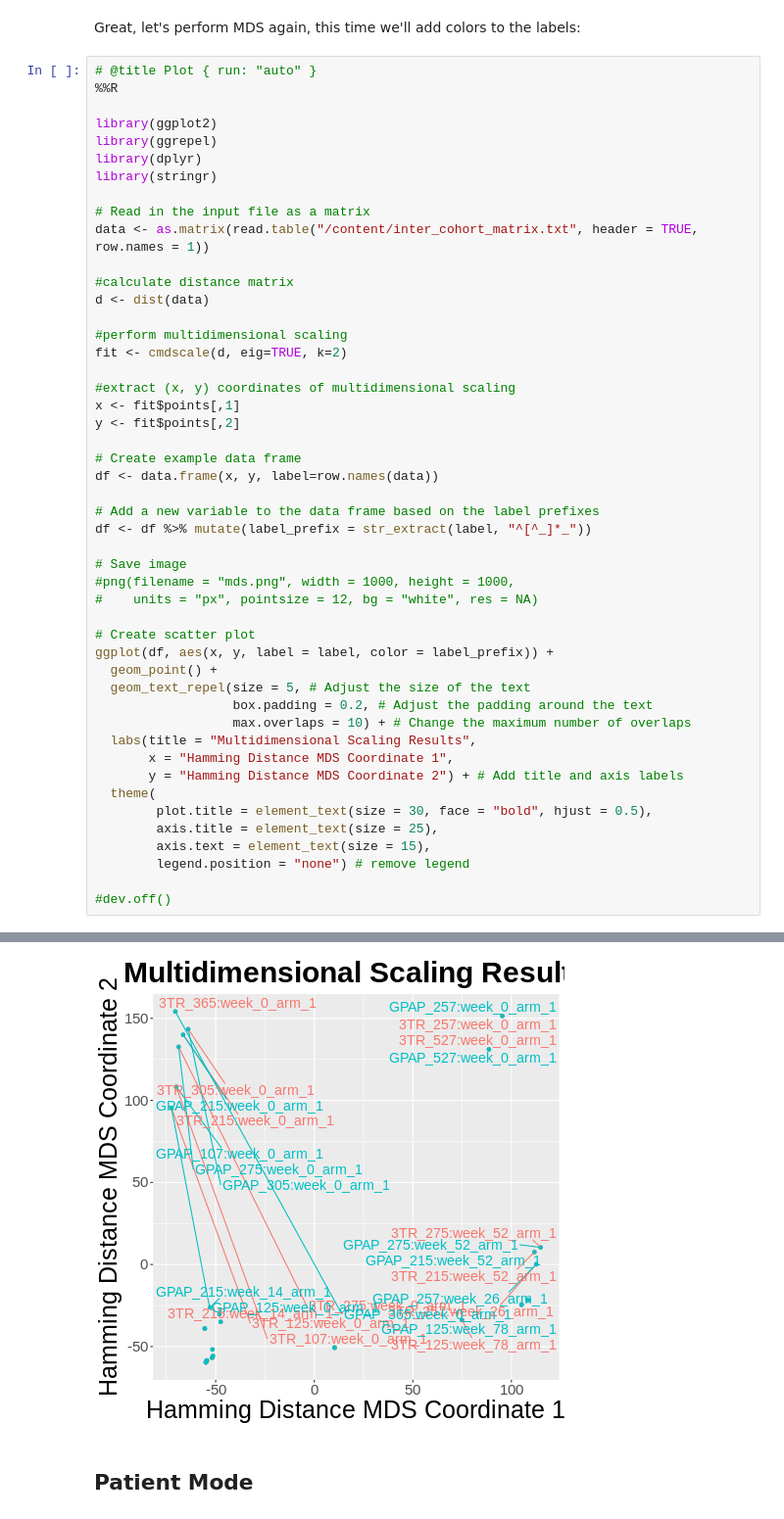
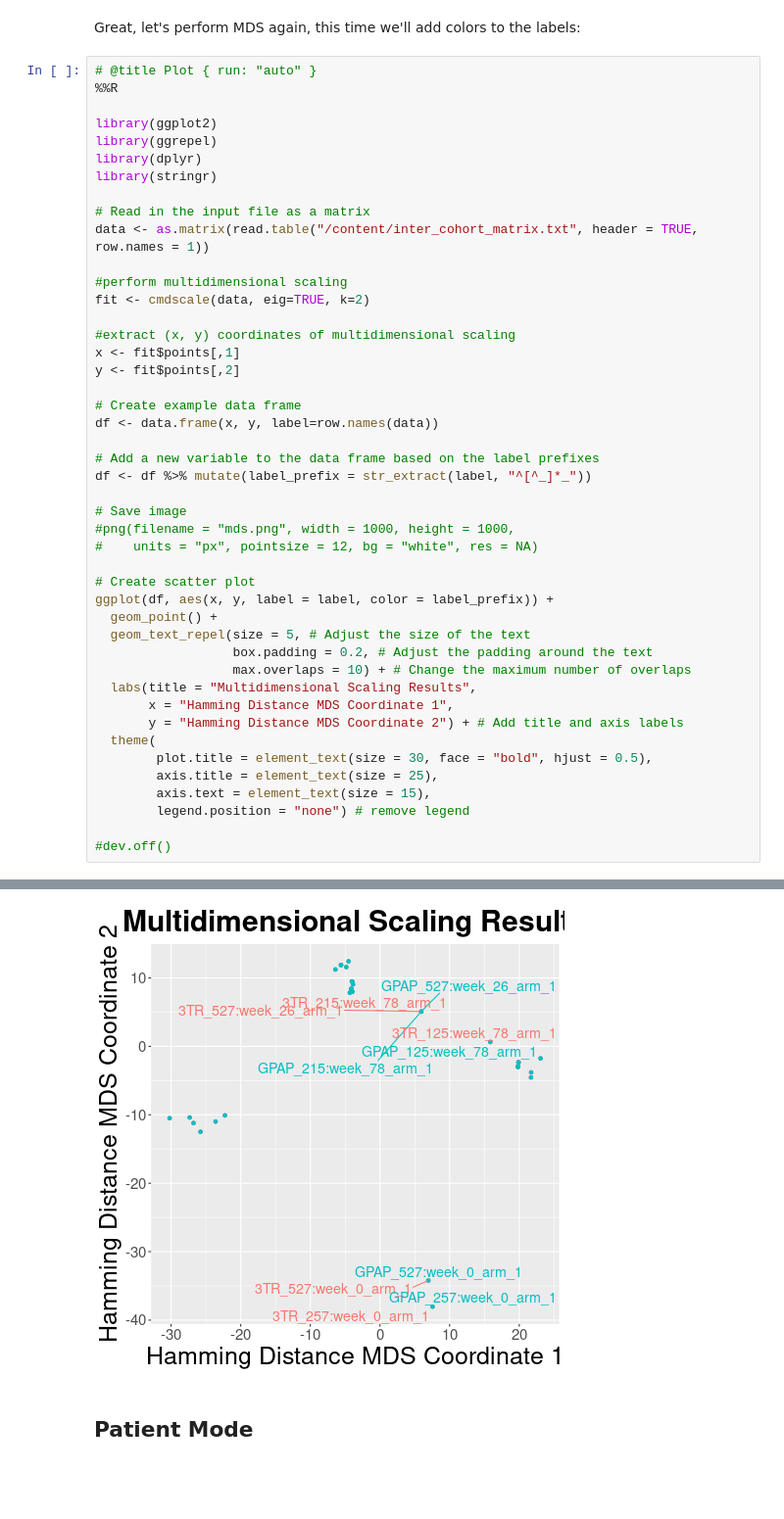
Before and after one commit to CNAG-Biomedical-Informatics/pheno-ranker, a Jupyter notebook: nb/pheno_ranker_cli_tutorial.ipynb, the cells around one changed output, grey strips where cells are left out. Shown at 98% size. Saved outputs shown, nothing was run; the diff lists cells and outputs as text; blank space fills up the shorter version.

```diff
--- a/nb/pheno_ranker_cli_tutorial.ipynb
+++ b/nb/pheno_ranker_cli_tutorial.ipynb
@@ -271,11 +271,8 @@ library(stringr)
 # Read in the input file as a matrix
 data <- as.matrix(read.table("/content/inter_cohort_matrix.txt", header = TRUE, row.names = 1))
 
-#calculate distance matrix
-d <- dist(data)
-
 #perform multidimensional scaling
-fit <- cmdscale(d, eig=TRUE, k=2)
+fit <- cmdscale(data, eig=TRUE, k=2)
 
 #extract (x, y) coordinates of multidimensional scaling
 x <- fit$points[,1]
@@ -323,4 +308,4 @@ WARNING:rpy2.rinterface_lib.callbacks:R[write to console]: The following objects
-[figure, old version]
+[figure, new version]
 # %% [markdown]
 ## Patient Mode
 # %% [markdown]
```
Also changed, not shown: parts of 9 cells of this notebook, 5 other files.
